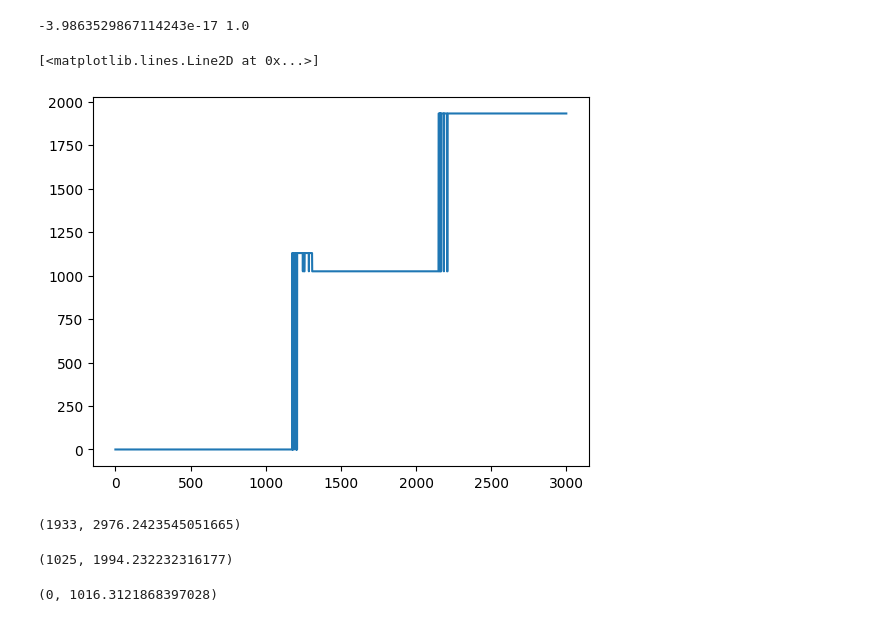
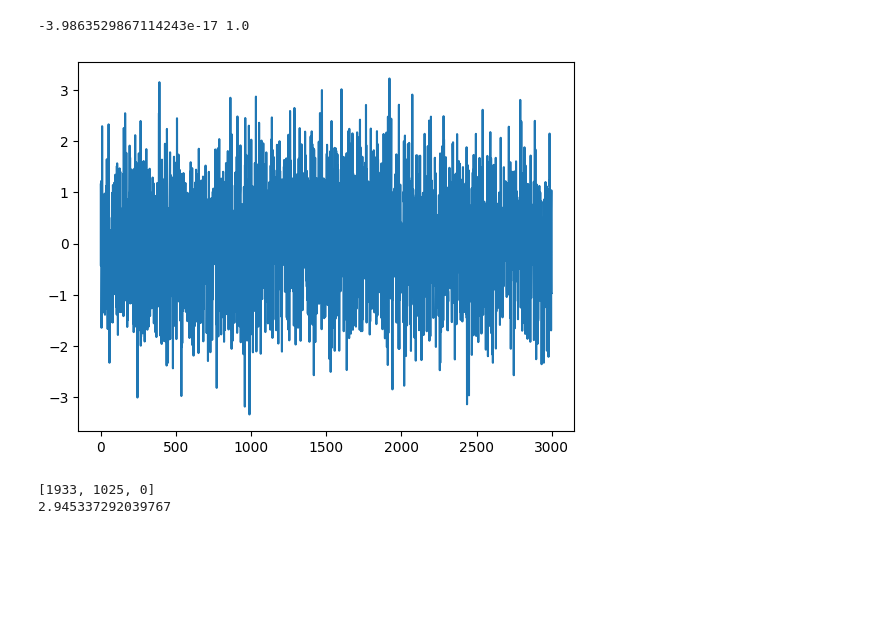
Before and after one commit to grosed/oop, a Jupyter notebook: notebooks/changes.ipynb, the cells around one changed output. Drawn from its saved outputs; the diff is of its cells as text; code cells hidden in the pictures; blank space fills up the shorter version.

```diff
--- a/notebooks/changes.ipynb
+++ b/notebooks/changes.ipynb
@@ -119,24 +122,18 @@ file.close()
 print(mean(X),sqrt(variance(X)))
 # %% [output]
 -3.9863529867114243e-17 1.0
+# %%
+plt.plot(X)
+plt.show()
+# %% [output]
+[figure, added]
 # %%
 g = normal_mean(X)
-res = op(g,list(range(3000)),2*log(3000))
+start =  time.perf_counter()
+res = op(g,list(range(len(X))),2*log(len(X)))
+end =  time.perf_counter()
+print(changepoints(res))
+print(end - start)
+# %% [output]
+[1933, 1025, 0]
+2.945337292039767
-# %%
-blob = [cpt for cpt,_ in res]
-plt.plot(blob)
-# %% [output]
-[<matplotlib.lines.Line2D at 0x...>]
-[figure, removed]
-# %%
-res[2999]
-# %% [output]
-(1933, 2976.2423545051665)
-# %%
-res[1933]
-# %% [output]
-(1025, 1994.232232316177)
-# %%
-res[1025]
-# %% [output]
-(0, 1016.3121868397028)
```
Also changed, not shown: parts of 20 cells of this notebook.
